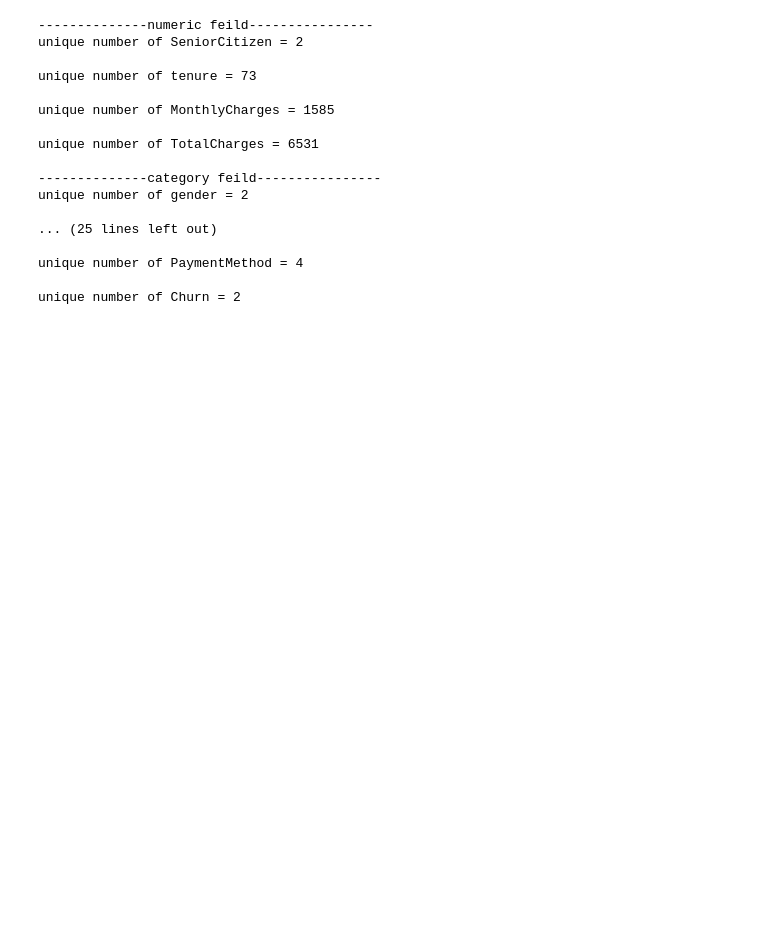
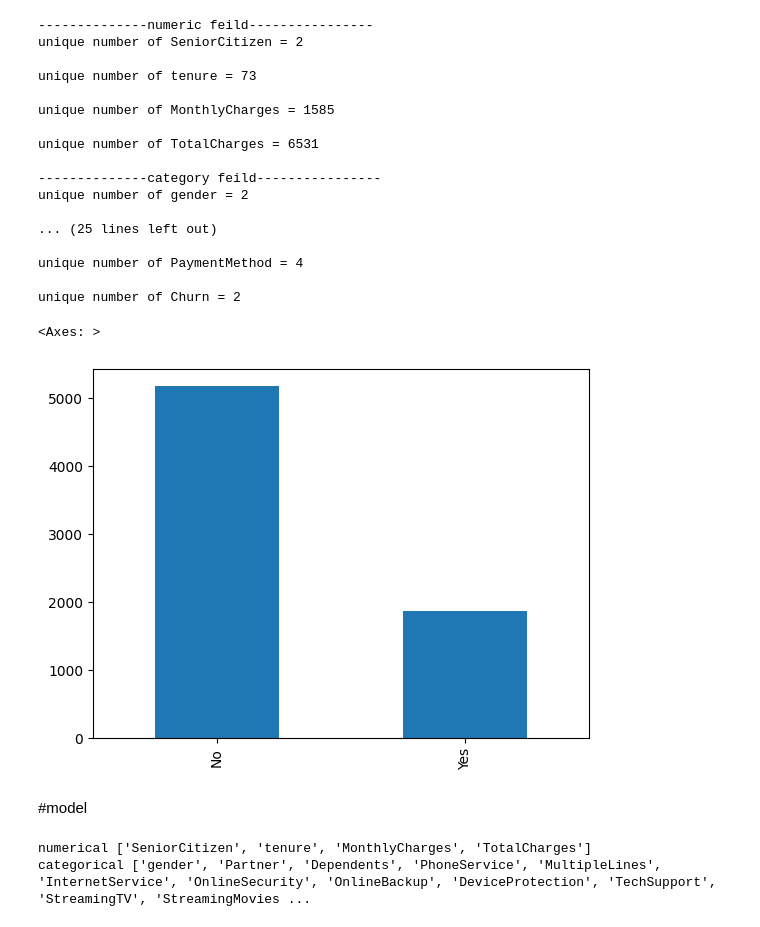
Before and after one commit to Modnarudom/modProject, a Jupyter notebook: churn.ipynb, the cells around one changed output. Saved outputs shown, nothing was run; the diff lists cells and outputs as text; code cells hidden in the pictures; blank space fills up the shorter version.

```diff
--- a/churn.ipynb
+++ b/churn.ipynb
@@ -133,3 +178,5 @@ check_missing_values(data)
+# %%
+data.dropna(inplace =True)
 # %%
 data["TotalCharges"] = data["TotalCharges"].str.replace(" ", "").replace("", np.nan).astype(float)
 data.describe(include = 'O').T
@@ -206,3 +253,25 @@ unique number of gender = 2
 unique number of PaymentMethod = 4
 
 unique number of Churn = 2
+# %%
+data['Churn'].value_counts().plot(kind = 'bar')
+# %% [output]
+<Axes: >
+[figure, added]
+# %% [markdown]
+#model
+# %%
+#creating nummerical and categorical
+categorical = []
+numerical = []
+for i in data.columns:
+  if data[i].dtypes != object:
+    numerical.append(i)
+  else:
+    categorical.append(i)
+categorical = categorical
+print(f'numerical {numerical}')
+print(f'categorical {categorical}')
+# %% [output]
+numerical ['SeniorCitizen', 'tenure', 'MonthlyCharges', 'TotalCharges']
+categorical ['gender', 'Partner', 'Dependents', 'PhoneService', 'MultipleLines', 'InternetService', 'OnlineSecurity', 'OnlineBackup', 'DeviceProtection', 'TechSupport', 'StreamingTV', 'StreamingMovies ...
```
Also changed, not shown: parts of 22 cells of this notebook.
